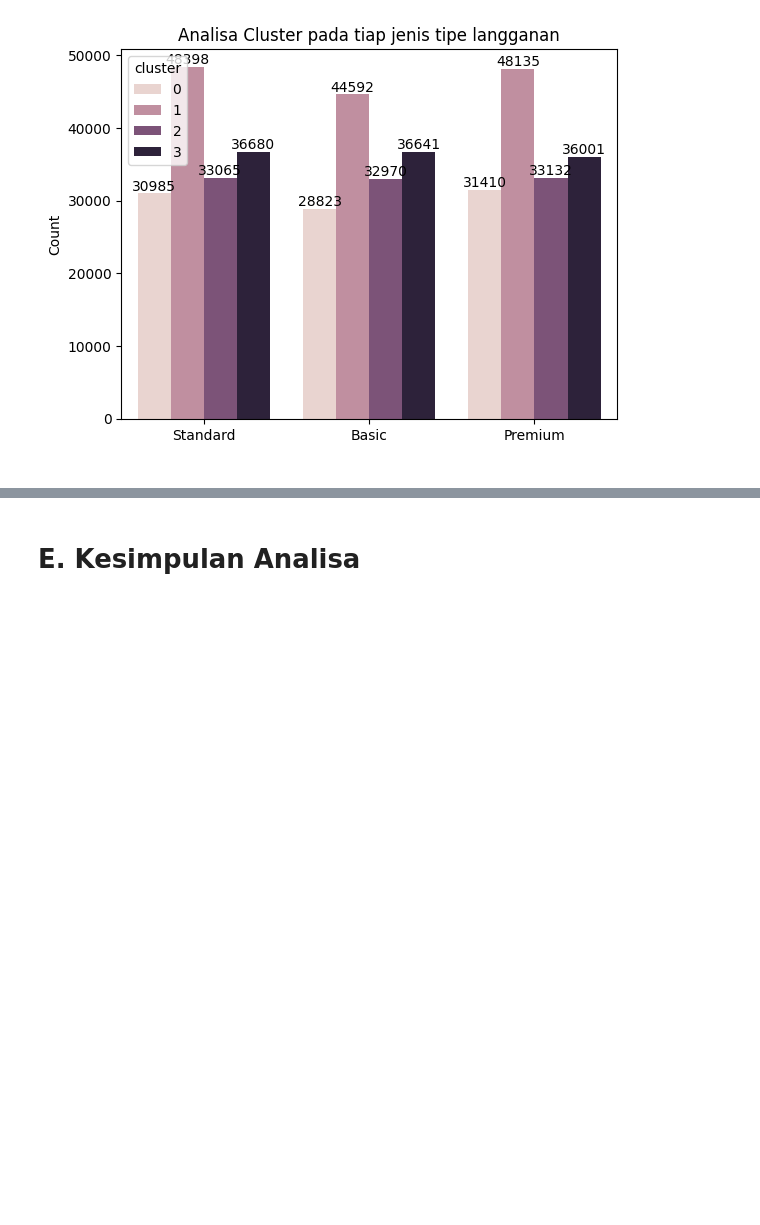
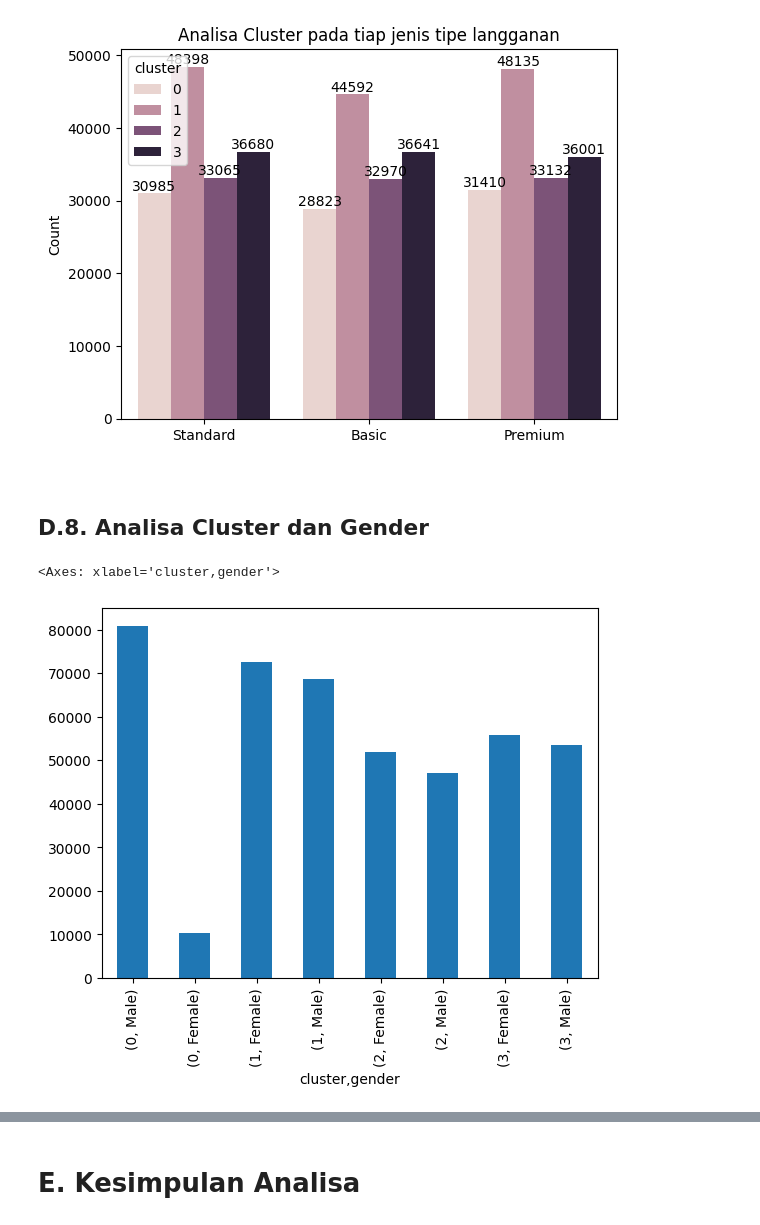
Before and after one commit to FTDS-assignment-bay/p2-final-project-ftds-033-rmt-group-002, a Jupyter notebook: EDA_after_clustering.ipynb, the cells around one changed output, grey strips where cells are left out. Saved outputs shown, nothing was run; the diff lists cells and outputs as text; code cells hidden in the pictures; blank space fills up the shorter version.

```diff
--- a/EDA_after_clustering.ipynb
+++ b/EDA_after_clustering.ipynb
@@ -233,3 +234,11 @@ for i in ax.containers:
     ax.bar_label(i)
 # %% [output]
 [figure]
+# %% [markdown]
+## D.8. Analisa Cluster dan Gender
+# %%
+# Plot
+df_clustered.groupby('cluster')['gender'].value_counts().plot(kind='bar')
+# %% [output]
+<Axes: xlabel='cluster,gender'>
+[figure, added]
```
Also changed, not shown: parts of 3 cells of this notebook, 1 other file.
